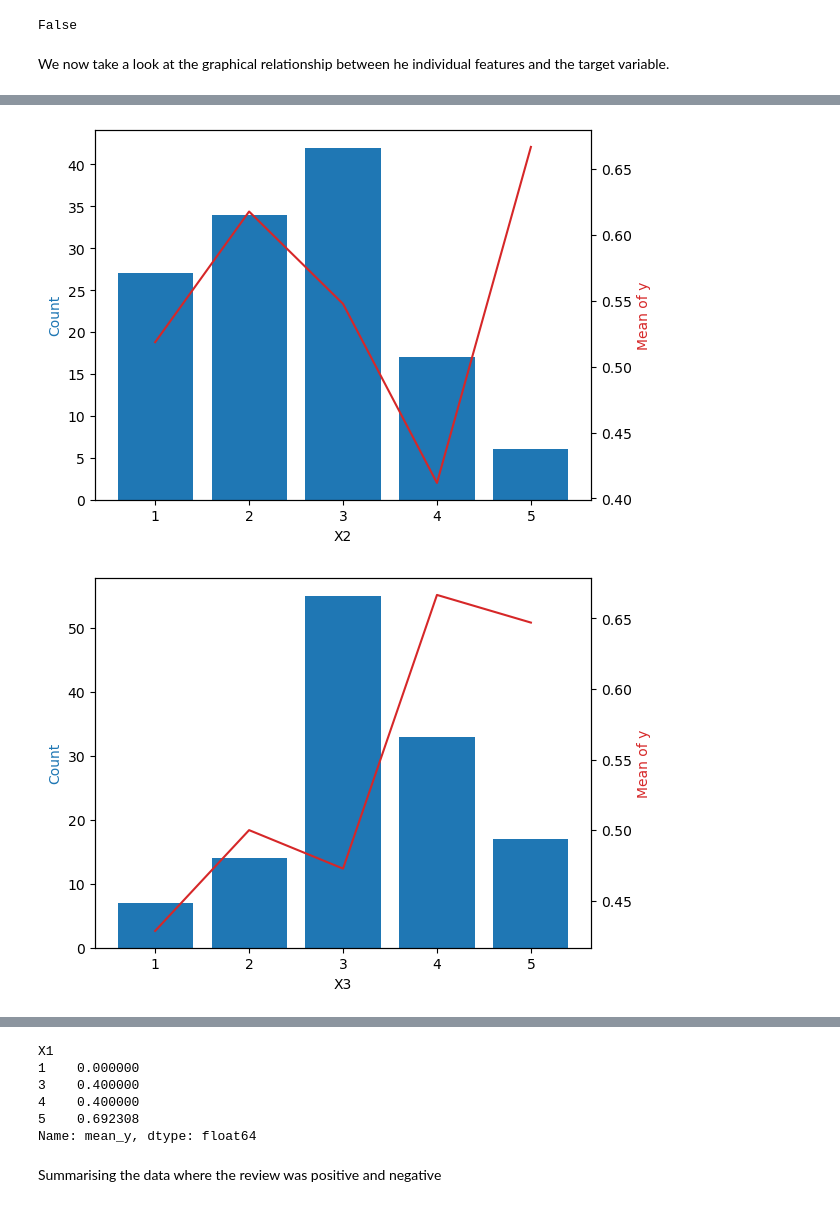
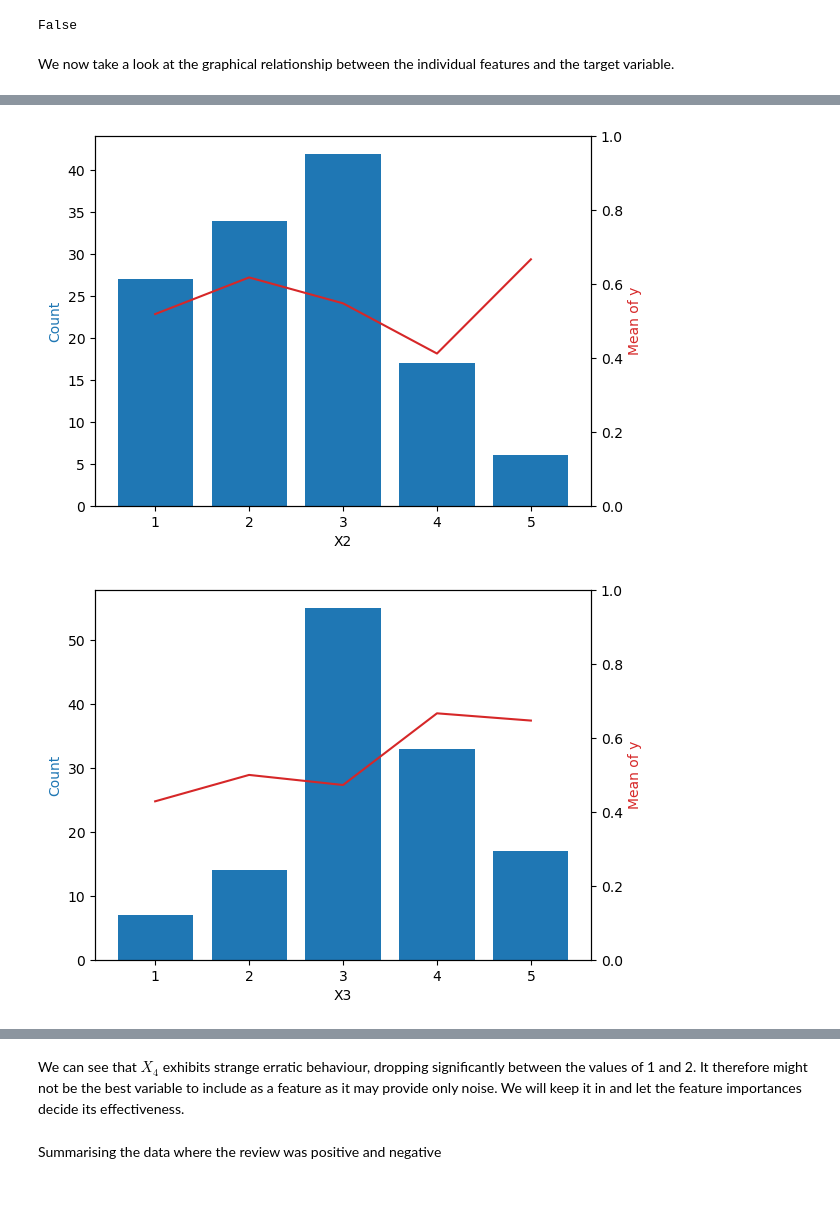
Before and after one commit to digital-monad/SoETVSR9W5AWpXHv, a Jupyter notebook: acme.ipynb, the cells around one changed output, grey strips where cells are left out. Cells and saved outputs as stored; diff of their text form; code cells hidden in the pictures.

```diff
--- a/acme.ipynb
+++ b/acme.ipynb
@@ -37,7 +38,7 @@ df.isnull().any().any()
 # %% [output]
 False
 # %% [markdown]
-We now take a look at the graphical relationship between he individual features and the target variable.
+We now take a look at the graphical relationship between the individual features and the target variable.
 # %%
 for i in range(1, 7):
     fig, ax = plt.subplots()
@@ -51,5 +52,6 @@ for i in range(1, 7):
     color = 'tab:red'
     ax2.set_ylabel('Mean of y', color=color)
     ax2.plot(xi_avg.index, xi_avg.mean_y, color=color)
+    ax2.set_ylim([0,1])
     plt.show()
 # %% [output]
@@ -57,2 +59,2 @@ for i in range(1, 7):
-[figure, old version]
+[figure, new version]
-[figure, old version]
+[figure, new version]
@@ -62,13 +64,5 @@ for i in range(1, 7):
-# %%
-a = df.groupby('X1').agg(mean_y=('Y', 'mean'), count_X1=('X1', 'count'))
-a.mean_y
-# %% [output]
-X1
-1    0.000000
-3    0.400000
-4    0.400000
-5    0.692308
-Name: mean_y, dtype: float64
+# %% [markdown]
+We can see that $X_4$ exhibits strange erratic behaviour, dropping significantly between the values of 1 and 2. It therefore might not be the best variable to include as a feature as it may provide only noise. We will keep it in and let the feature importances decide its effectiveness.
 # %% [markdown]
 Summarising the data where the review was positive and negative
 # %%
```
Also changed, not shown: parts of 19 cells of this notebook.
